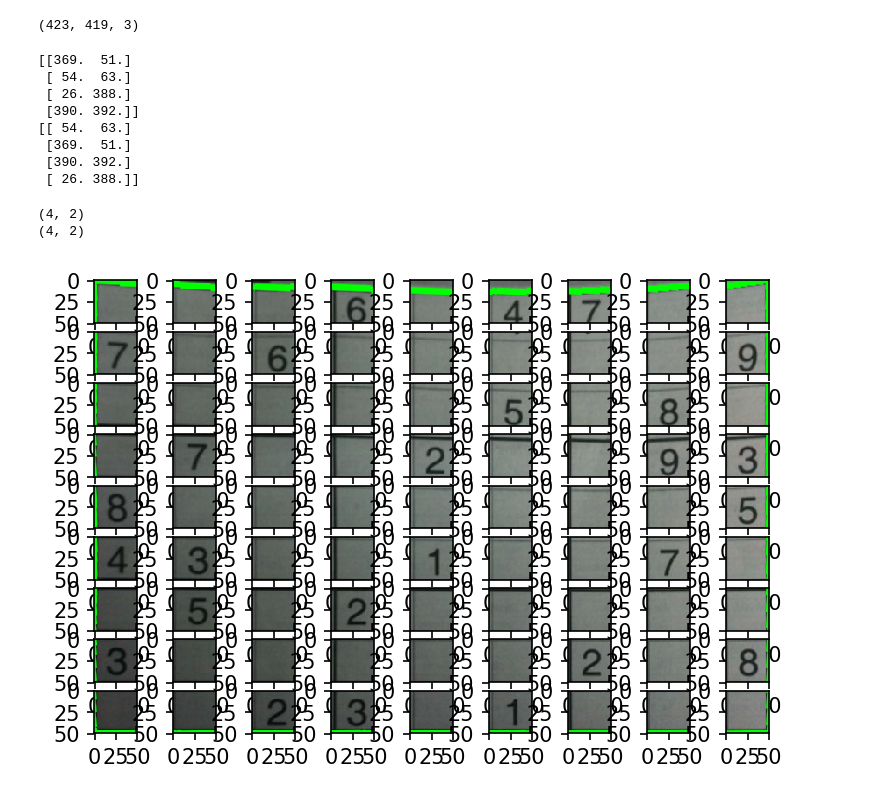
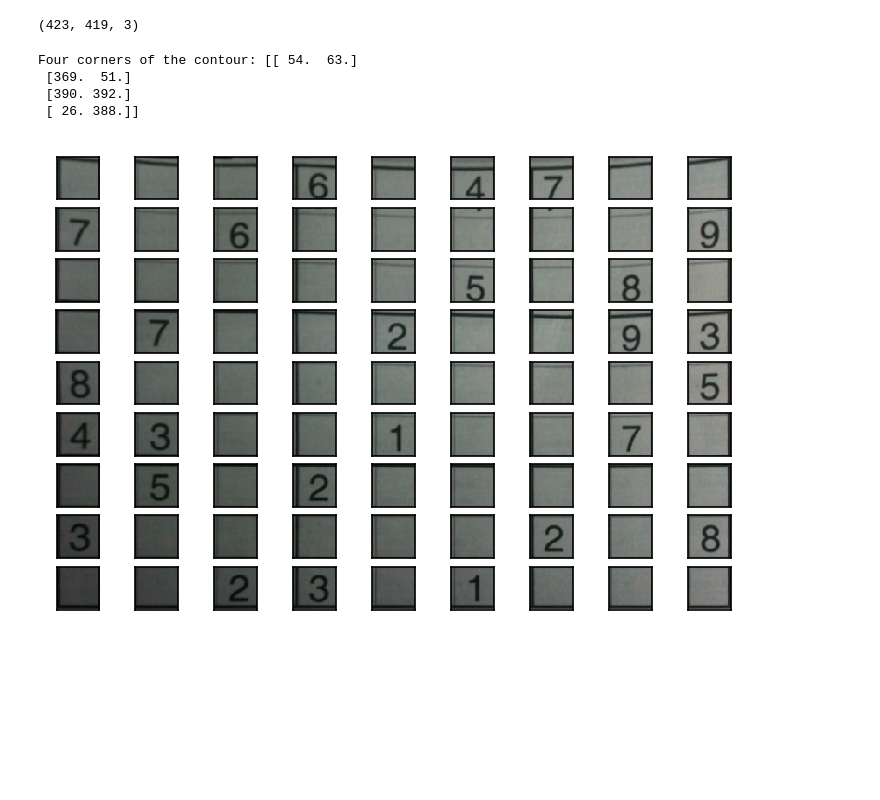
Before and after one commit to ynchsung/cs543-final, a Jupyter notebook: experiment/trytrysee.ipynb, the cells around one changed output. Drawn from its saved outputs; the diff is of its cells as text; code cells hidden in the pictures; blank space fills up the shorter version.

Commit message:
add comments and remove contour on origin img

```diff
--- a/experiment/trytrysee.ipynb
+++ b/experiment/trytrysee.ipynb
@@ -29,9 +29,10 @@ edges = cv2.Canny(gray,50,100)
 im = Image.fromarray(edges, mode='L')
 im.show()
 # %%
-im2, contours, hierarchy = cv2.findContours(edges,cv2.RETR_TREE,cv2.CHAIN_APPROX_SIMPLE)
+_, contours, _ = cv2.findContours(edges,cv2.RETR_TREE,cv2.CHAIN_APPROX_SIMPLE)
 contours = sorted(contours, key=cv2.contourArea,reverse=True)[:1]
-tmp = cv2.drawContours(img, contours, -1, (0,255,0), 3)
-im = Image.fromarray(tmp, mode='RGB')
+contoured = np.copy(img)
+cv2.drawContours(contoured, contours, -1, (0,255,0), 3)
+im = Image.fromarray(contoured, mode='RGB')
 im.show()
 # %%
@@ -52,6 +54,7 @@ im.show()
 # %% [output]
 (423, 419, 3)
 # %%
+# get four corner
 for i in range(1,1000):
     epsilon = i*0.001*cv2.arcLength(contours[0],True)
     approx = cv2.approxPolyDP(contours[0],epsilon,True)
@@ -59,7 +62,6 @@ for i in range(1,1000):
         approx = np.array([n[0] for n in approx]).astype(np.float32)
         break
 
-print(approx)
 x_idx = np.argsort(approx[:,0])
 first_2_x = approx[x_idx[:2],:]
 y_idx = np.argsort(first_2_x[:,1])
@@ -69,25 +71,17 @@ y_idx = np.argsort(last_2_x[:,1])+2
 [p10, p11] = x_idx[y_idx]
 
 approx = approx[[p00,p10,p11,p01],:]
-print(approx)
+print("Four corners of the contour:",approx)
 # %% [output]
-[[369.  51.]
- [ 54.  63.]
- [ 26. 388.]
- [390. 392.]]
-[[ 54.  63.]
+Four corners of the contour: [[ 54.  63.]
  [369.  51.]
  [390. 392.]
  [ 26. 388.]]
 # %%
+# transform image
 h = np.array([ [0,0],[449,0],[449,449],[0,449]]).astype(np.float32)
-print(h.shape)
-print(approx.shape)
 transform = cv2.getPerspectiveTransform(approx,h)
 warp = cv2.warpPerspective(img,transform,(450,450))
 im = Image.fromarray(warp, mode='RGB')
 im.show()
-# %% [output]
-(4, 2)
-(4, 2)
 # %%
@@ -98,9 +93,11 @@ for i in range(9):
 # %%
 fig = plt.figure(dpi=150)
 for i in range(9):
     for j in range(9):
         a = fig.add_subplot(9, 9, i*9+j+1)
+        a.axes.get_xaxis().set_ticks([])
+        a.axes.get_yaxis().set_ticks([])
         plt.imshow(cells[i*9+j])
 plt.show()
 # %% [output]
-[figure, old version]
+[figure, new version]
```
Also changed, not shown: parts of 2 cells of this notebook.
